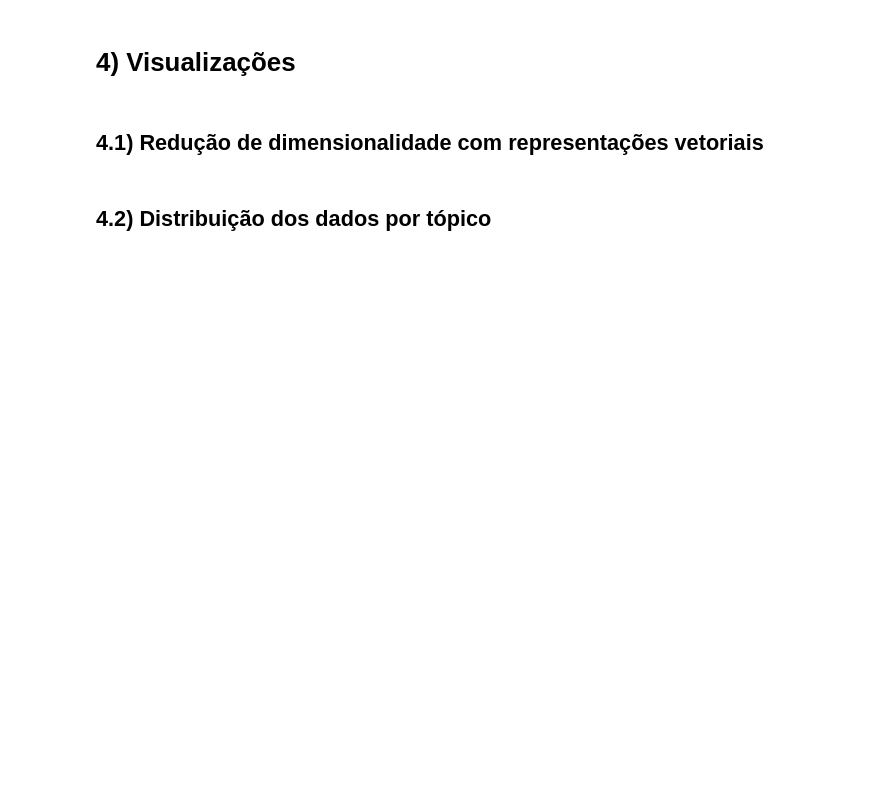
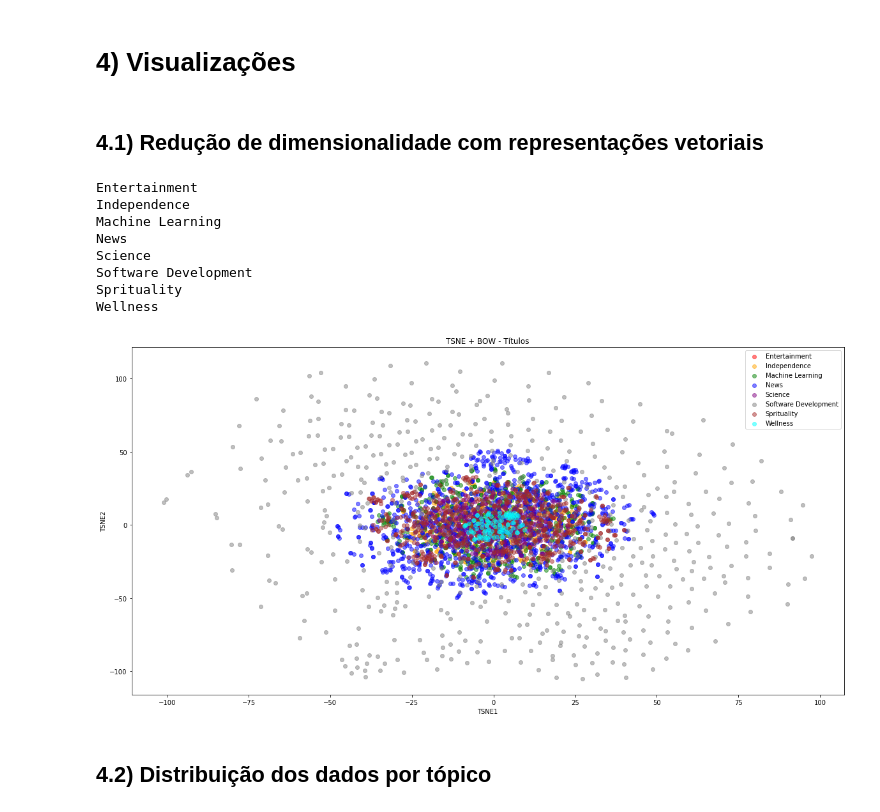
Before and after one commit to PauloUbirajara/News-Classifier, a Jupyter notebook: main.ipynb, the cells around one changed output. Saved outputs shown, nothing was run; the diff lists cells and outputs as text; code cells hidden in the pictures; blank space fills up the shorter version.

```diff
--- a/main.ipynb
+++ b/main.ipynb
@@ -77,7 +80,7 @@ vectorizer = TfidfVectorizer(
 )
 
 def TFIDF(word_list):
-  tfidf = vectorizer.fit_transform(word_list)
+  tfidf = vectorizer.fit_transform(word_list.apply(str))
 
   df_tfidf = pd.DataFrame(
     tfidf.toarray(),
@@ -169,12 +181,10 @@ X = df_dados.drop(columns=['Topic'])
 !mkdir news
 
 for topico in y_true.unique():
-	if exists(f'news/{topico}.json'):
-		continue
+	# if exists(f'news/{topico}.csv'):
+	# 	continue
 
-	noticias = df_dados[df_dados['Topic'] == topico]
-
-	with open(f'news/{topico}.json', mode='w') as f:
-		f.write(dumps(noticias.to_json()))
+	with open(f'news/{topico}.csv', mode='w') as f:
+		f.write(df_dados[df_dados['Topic'] == topico].to_csv(index=None))
 # %% [output]
 A subdirectory or file news already exists.
@@ -192,37 +201,50 @@ def representacao_vetorial(x):
 	return BAG_OF_WORDS(x)
 
 def reducao_dimensionalidade(x):
-	return TSNE( n_components=2, init='random', learning_rate='auto').fit_transform(x)
-	return PCA( n_components=2,).fit_transform(x)
+	return TSNE(n_components=2, init='random', learning_rate='auto').fit_transform(x)
+	return PCA(n_components=2).fit_transform(x)
 # %%
 plt.figure(figsize=(20, 10))
 
 for i in range(len(noticias)):
 	noticia = noticias[i]
-	dados = df_dados[df_dados['Topic'] == noticia]
+	dados = pd.read_csv(f'news/{noticia}.csv', skip_blank_lines=True)
+
+	dados['title'] = dados['title'].apply(str)
+	dados['c1body'] = dados['c1body'].apply(str)
 
 	# Transformar texto pra número
 	dados_representacao_vetorial = representacao_vetorial(dados['title'])
 	# dados_representacao_vetorial = representacao_vetorial(dados['c1body'])
 	# dados_representacao_vetorial = representacao_vetorial(dados['title'] + dados['c1body'])
 
 	# Reduzir dimensionalidade
 	dados_reducao_dimensionalidade = reducao_dimensionalidade(dados_representacao_vetorial)
 
 	print(noticia)
 	plt.scatter(
 		[y[0] for y in dados_reducao_dimensionalidade],
 		[y[1] for y in dados_reducao_dimensionalidade],
 		color=cores[i],
 		alpha=0.5,
 		label=noticia
 	)
 
 plt.title('TSNE + BOW - Títulos')
 plt.xlabel('TSNE1')
 plt.ylabel('TSNE2')
 plt.legend()
 plt.show()
+# %% [output]
+Entertainment
+Independence
+Machine Learning
+News
+Science
+Software Development
+Sprituality
+Wellness
+[figure, added]
 # %% [markdown]
 ## 4.2) Distribuição dos dados por tópico
 # %%
```
Also changed, not shown: parts of 8 cells of this notebook.
